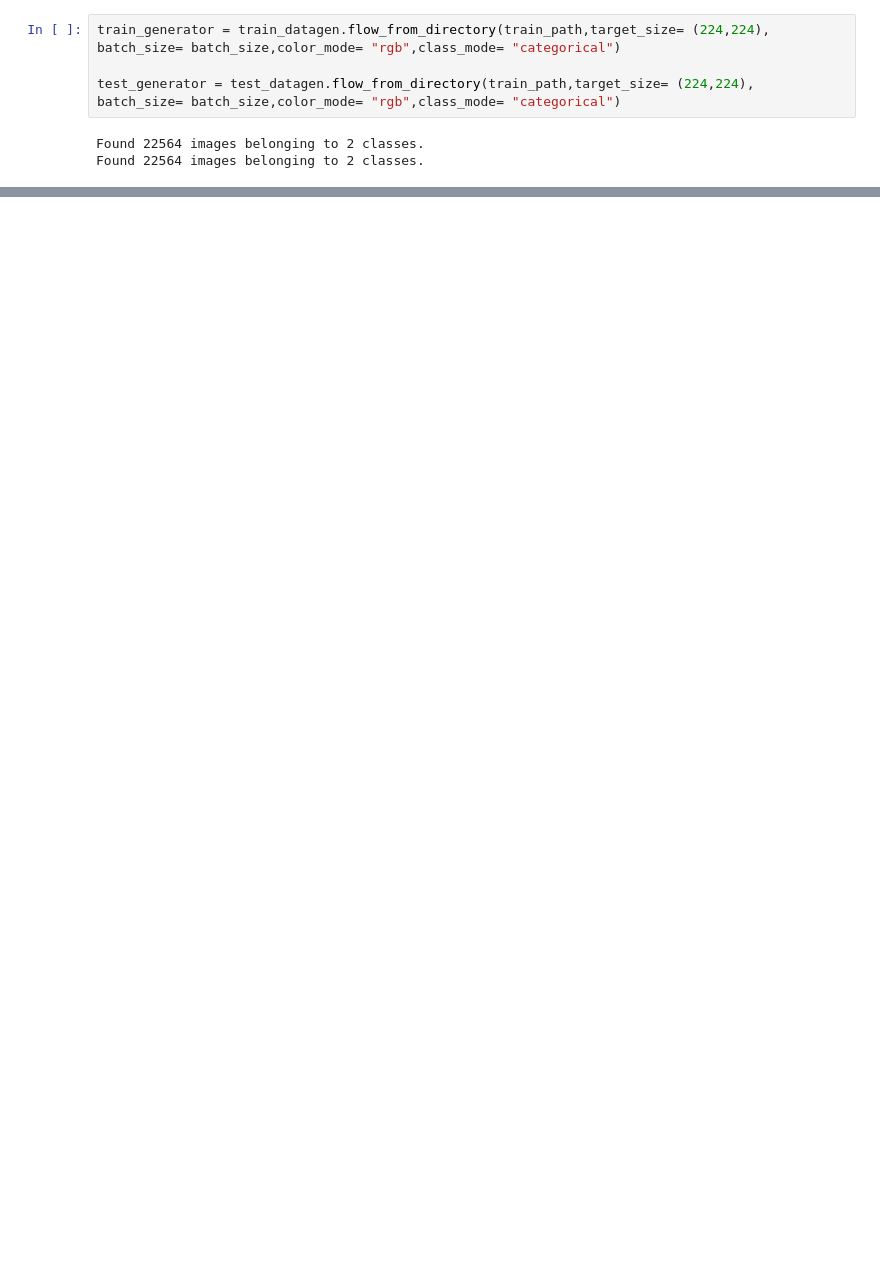
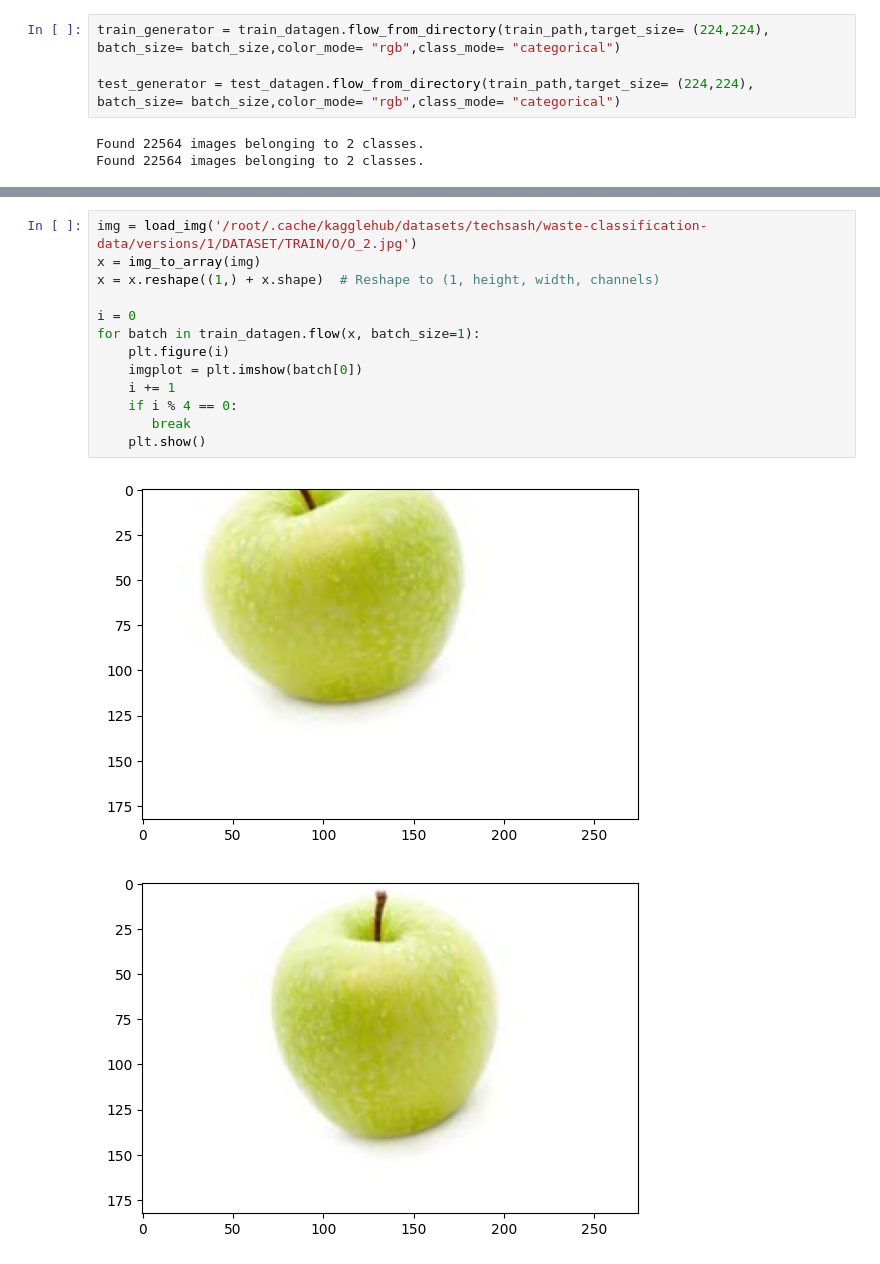
Before and after one commit to lohi-cell/Waste-Classification, a Jupyter notebook: week2.ipynb, the cells around one changed output, grey strips where cells are left out. Cells and saved outputs as stored; diff of their text form; blank space fills up the shorter version.

```diff
--- a/week2.ipynb
+++ b/week2.ipynb
@@ -207,0 +216,16 @@ Epoch 10/10
+# %%
+img = load_img('/root/.cache/kagglehub/datasets/techsash/waste-classification-data/versions/1/DATASET/TRAIN/O/O_2.jpg')
+x = img_to_array(img)
+x = x.reshape((1,) + x.shape)  # Reshape to (1, height, width, channels)
+
+i = 0
+for batch in train_datagen.flow(x, batch_size=1):
+    plt.figure(i)
+    imgplot = plt.imshow(batch[0])
+    i += 1
+    if i % 4 == 0:
+       break
+    plt.show()
+# %% [output]
+[figure, added]
+[figure, added]
```
Also changed, not shown: parts of 27 cells of this notebook.
